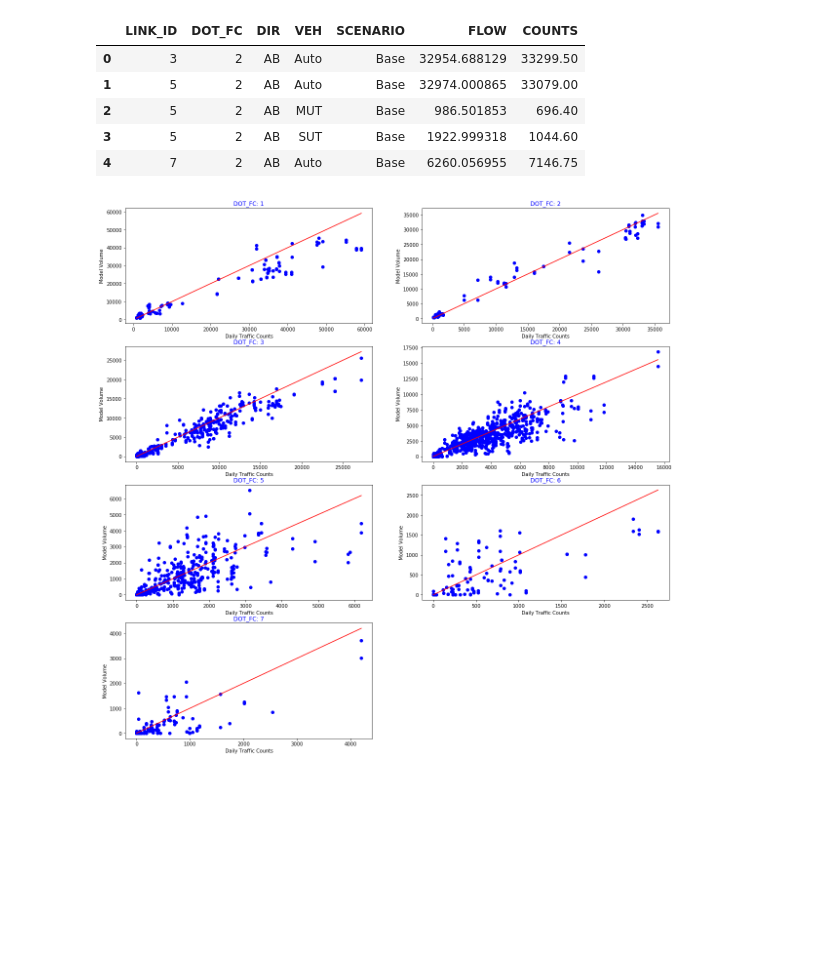
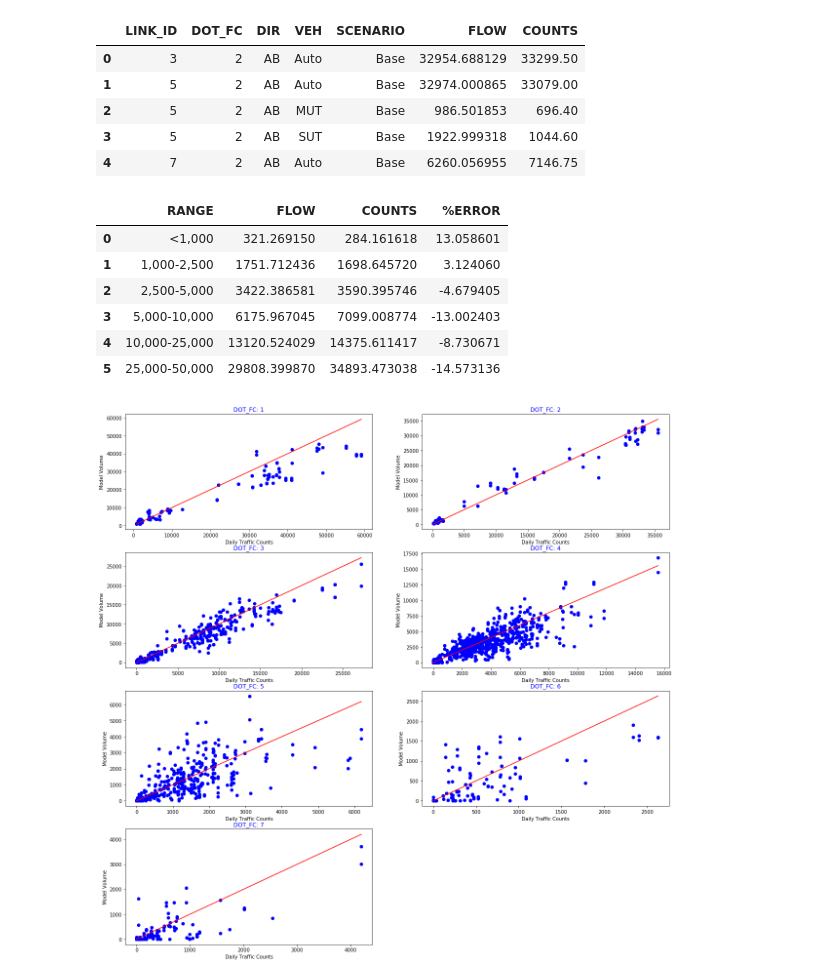
Before and after one commit to wsp-sag/client_chattanooga_rtp_update, a Jupyter notebook: Notebooks/Task 3 - Model Validation/highway_assn_summaries/highway_assn.ipynb, the cells around one changed output. Saved outputs shown, nothing was run; the diff lists cells and outputs as text; code cells hidden in the pictures; blank space fills up the shorter version.

```diff
--- a/Notebooks/Task 3 - Model Validation/highway_assn_summaries/highway_assn.ipynb
+++ b/Notebooks/Task 3 - Model Validation/highway_assn_summaries/highway_assn.ipynb
@@ -166,4 +166,27 @@ val_assn.head()
 | 2 | 5 | 2 | AB | MUT | Base | 986.501853 | 696.40 |
 | 3 | 5 | 2 | AB | SUT | Base | 1922.999318 | 1044.60 |
 | 4 | 7 | 2 | AB | Auto | Base | 6260.056955 | 7146.75 |
+# %%
+# model performance by volume group
+val_assn.loc[val_assn["COUNTS"]<1000, "RANGE"] = "<1,000"
+val_assn.loc[(val_assn["COUNTS"]>=1000) & (val_assn["COUNTS"]<2500), "RANGE"] = "1,000-2,500"
+val_assn.loc[(val_assn["COUNTS"]>=2500) & (val_assn["COUNTS"]<5000), "RANGE"] = "2,500-5,000"
+val_assn.loc[(val_assn["COUNTS"]>=5000) & (val_assn["COUNTS"]<10000), "RANGE"] = "5,000-10,000"
+val_assn.loc[(val_assn["COUNTS"]>=10000) & (val_assn["COUNTS"]<25000), "RANGE"] = "10,000-25,000"
+val_assn.loc[(val_assn["COUNTS"]>=25000) & (val_assn["COUNTS"]<50000), "RANGE"] = "25,000-50,000"
+val_assn.loc[val_assn["COUNTS"]>=50000, "RANGE"] = ">50,000"
+val_assn["RANGE"] = val_assn["RANGE"].astype(pd.CategoricalDtype(categories=["<1,000","1,000-2,500","2,500-5,000",
+                                                                             "5,000-10,000","10,000-25,000","25,000-50,000"]))
+
+performance = val_assn.groupby(["RANGE"]).agg({"FLOW":"mean","COUNTS":"mean"}).reset_index()
+performance["%ERROR"] = (performance["FLOW"]/performance["COUNTS"]-1)*100
+performance
+# %% [output]
+|  | RANGE | FLOW | COUNTS | %ERROR |
+| 0 | <1,000 | 321.269150 | 284.161618 | 13.058601 |
+| 1 | 1,000-2,500 | 1751.712436 | 1698.645720 | 3.124060 |
+| 2 | 2,500-5,000 | 3422.386581 | 3590.395746 | -4.679405 |
+| 3 | 5,000-10,000 | 6175.967045 | 7099.008774 | -13.002403 |
+| 4 | 10,000-25,000 | 13120.524029 | 14375.611417 | -8.730671 |
+| 5 | 25,000-50,000 | 29808.399870 | 34893.473038 | -14.573136 |
 # %%
```
Also changed, not shown: parts of 2 cells of this notebook.
